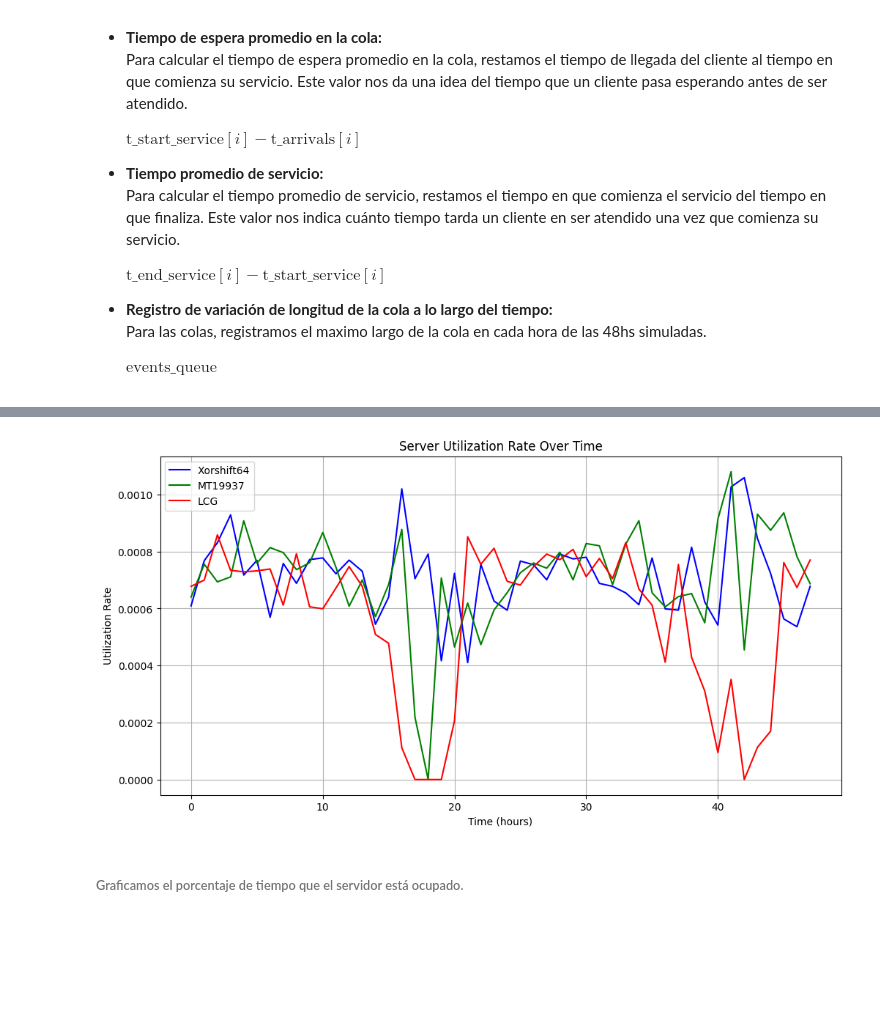
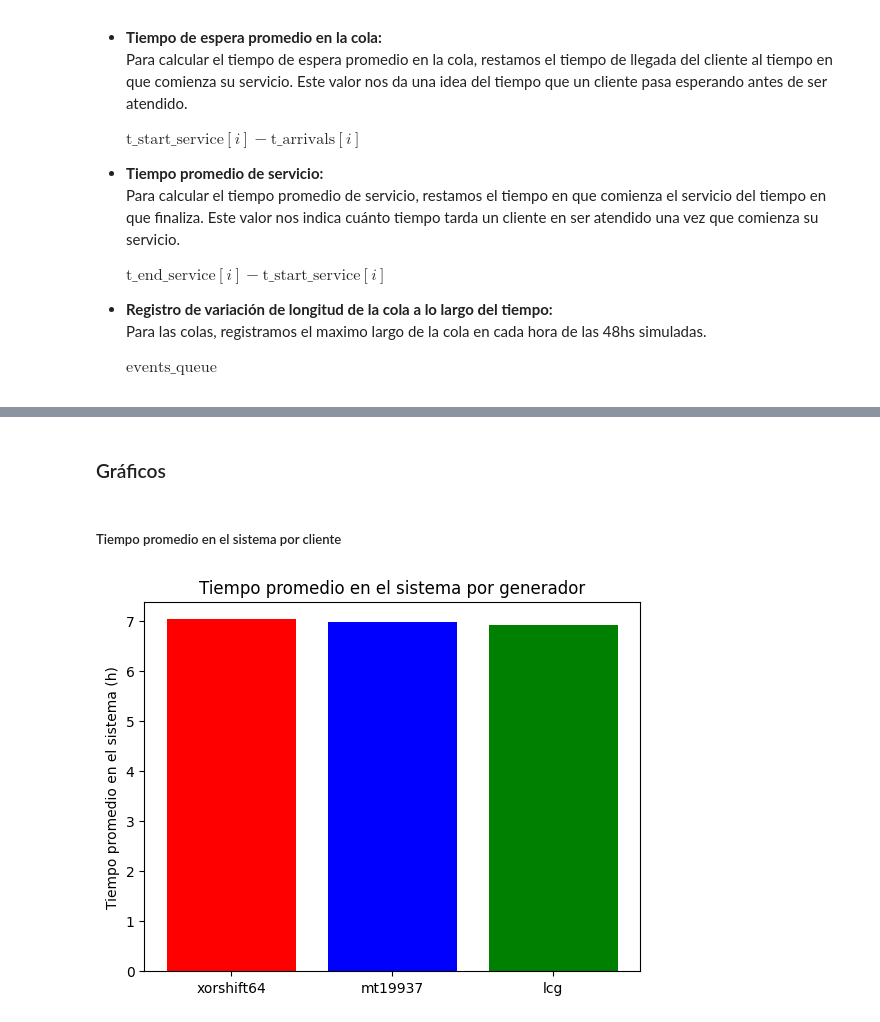
Before and after one commit to amtoledo/Trabajo-Especial-Modelos, a Jupyter notebook: Ludueña_Toledo_Trabajo_Especial_2025.ipynb, the cells around one changed output, grey strips where cells are left out. Saved outputs shown, nothing was run; the diff lists cells and outputs as text; code cells hidden in the pictures; blank space fills up the shorter version.

```diff
--- a/Ludueña_Toledo_Trabajo_Especial_2025.ipynb
+++ b/Ludueña_Toledo_Trabajo_Especial_2025.ipynb
@@ -441,11 +274,0 @@ colors = {
-# %%
-plt.figure(figsize=(12, 6))
-time = np.arange(0, 48, 1)
-for algo, data in simulation.items():
-    plt.plot(time, data['events_queue'], label=algo, color=colors[algo])
-plt.title('Queue Length Over Time')
-plt.xlabel('Time (hours)')
-plt.ylabel('Queue Length')
-plt.legend()
-plt.grid()
-plt.show()
@@ -456,14 +275,23 @@ plt.show()
-# %%
-plt.figure(figsize=(12, 6))
-for algo, data in simulation.items():
-    plt.plot(time, data['sv_utilization_rate'], label=algo, color=colors[algo])
-plt.title('Server Utilization Rate Over Time')
-plt.xlabel('Time (hours)')
-plt.ylabel('Utilization Rate')
-plt.legend()
-plt.grid()
-plt.show()
-# %% [output]
-[figure, removed]
-# %% [markdown]
-###### Graficamos el porcentaje de tiempo que el servidor está ocupado.
+# %% [markdown]
+### Gráficos
+# %%
+colors = ["red", "blue", "green"]
+# %% [markdown]
+##### Tiempo promedio en el sistema por cliente
+# %%
+labels = []
+avg_times = []
+
+for gen_name, data in all_results.items():
+    total_times = []
+    for t_arrival, t_end in zip(data["t_arrival"], data["t_end"]):
+        total_times.extend(np.array(t_end) - np.array(t_arrival[:len(t_end)]))
+    avg_times.append(np.mean(total_times))
+    labels.append(gen_name)
+
+plt.bar(labels, avg_times, color=colors)
+plt.ylabel("Tiempo promedio en el sistema (h)")
+plt.title("Tiempo promedio en el sistema por generador")
+plt.show()
+# %% [output]
+[figure, added]
```
Also changed, not shown: parts of 18 cells of this notebook, 2 other files.
